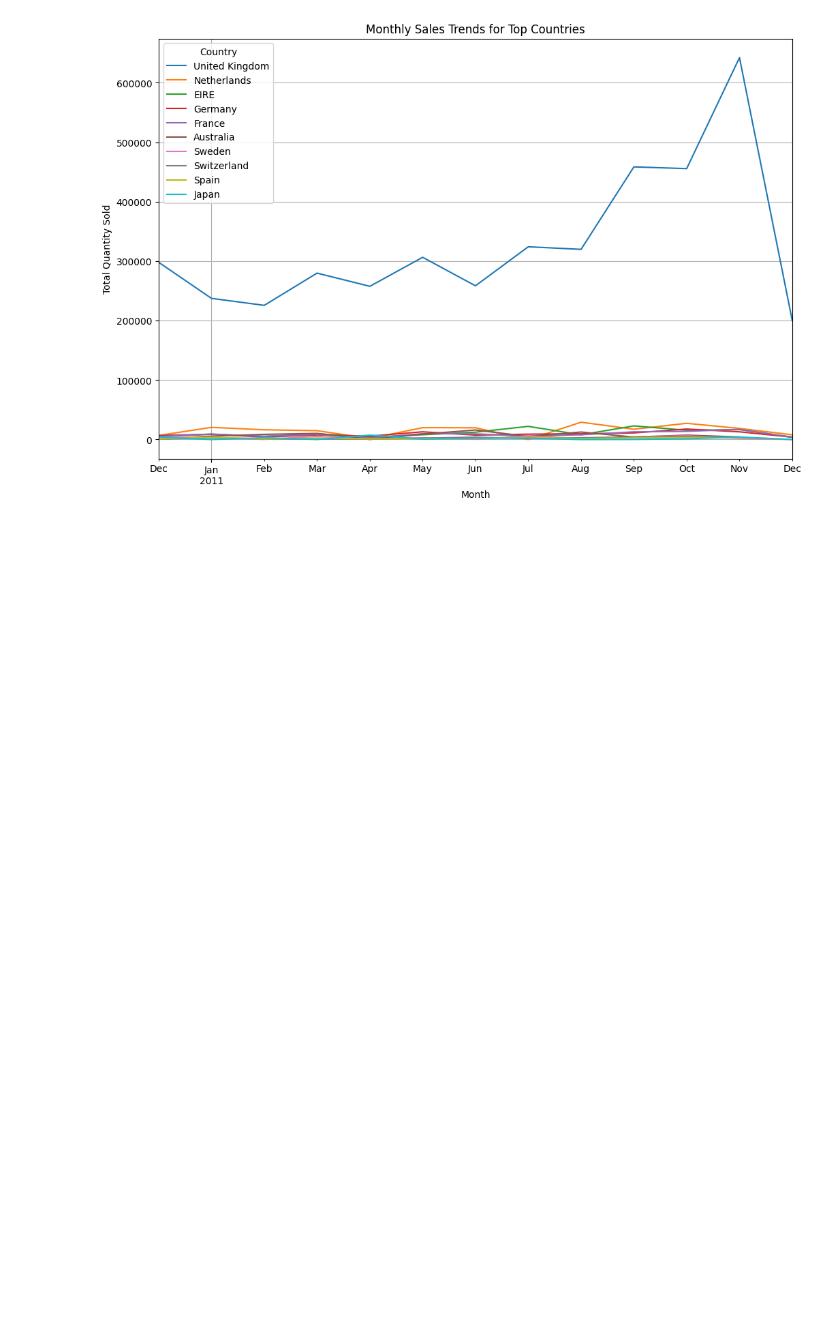
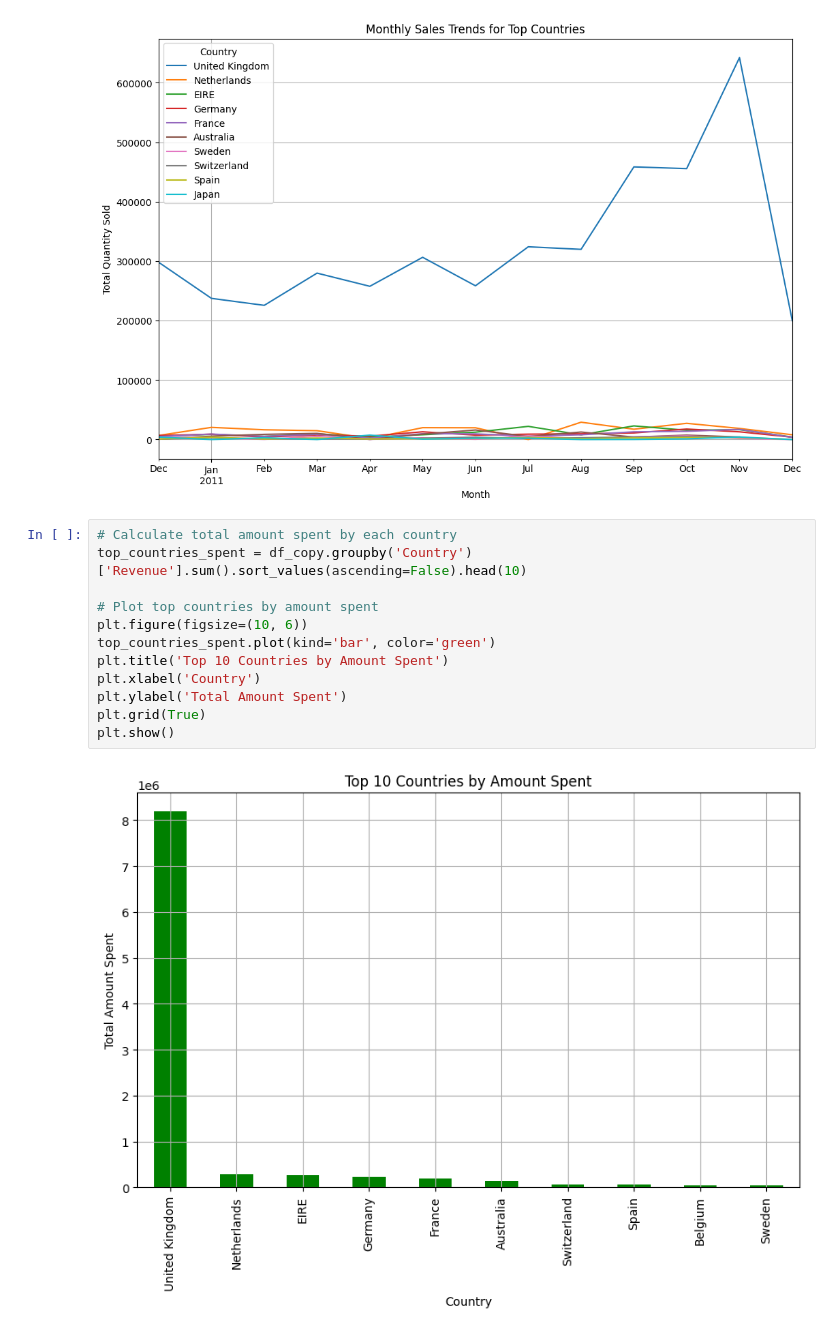
Before and after one commit to its-gabe/forage_tata-group, a Jupyter notebook: analysis.ipynb, the cells around one changed output. Saved outputs shown, nothing was run; the diff lists cells and outputs as text; blank space fills up the shorter version.

```diff
--- a/analysis.ipynb
+++ b/analysis.ipynb
@@ -160,3 +160,17 @@ plt.grid(True)
 plt.show()
 # %% [output]
 [figure]
+# %%
+# Calculate total amount spent by each country
+top_countries_spent = df_copy.groupby('Country')['Revenue'].sum().sort_values(ascending=False).head(10)
+
+# Plot top countries by amount spent
+plt.figure(figsize=(10, 6))
+top_countries_spent.plot(kind='bar', color='green')
+plt.title('Top 10 Countries by Amount Spent')
+plt.xlabel('Country')
+plt.ylabel('Total Amount Spent')
+plt.grid(True)
+plt.show()
+# %% [output]
+[figure, added]
```
Also changed, not shown: parts of 5 cells of this notebook.
